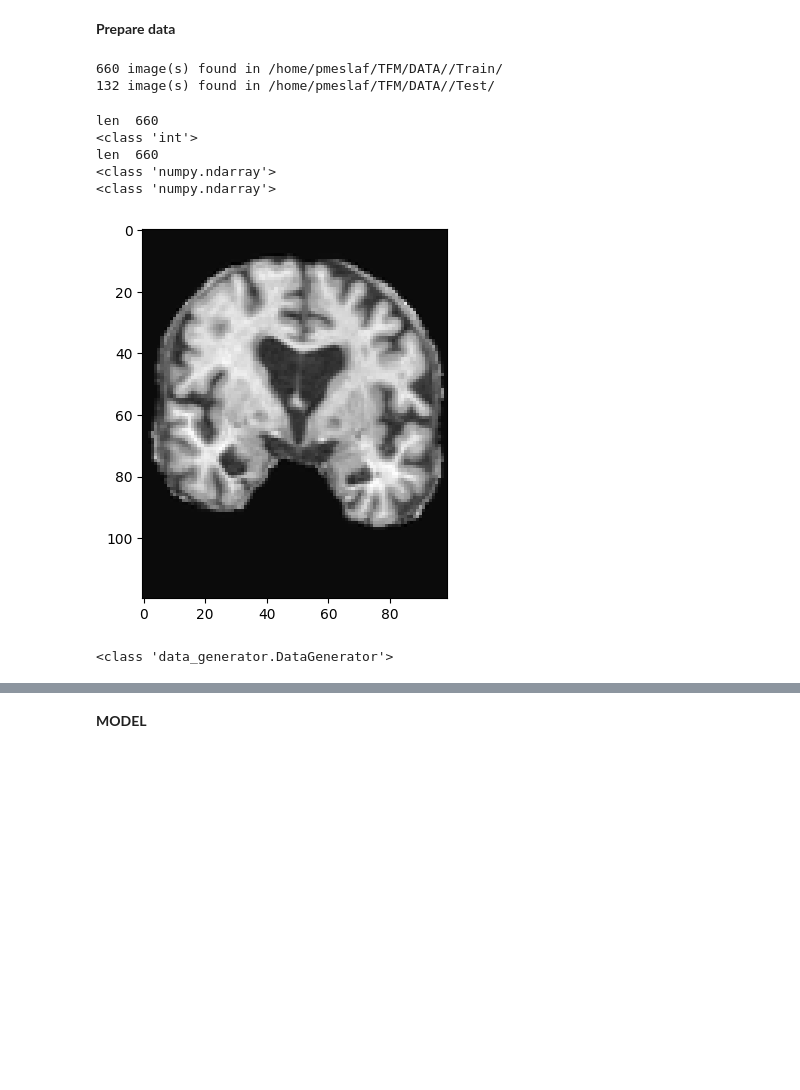
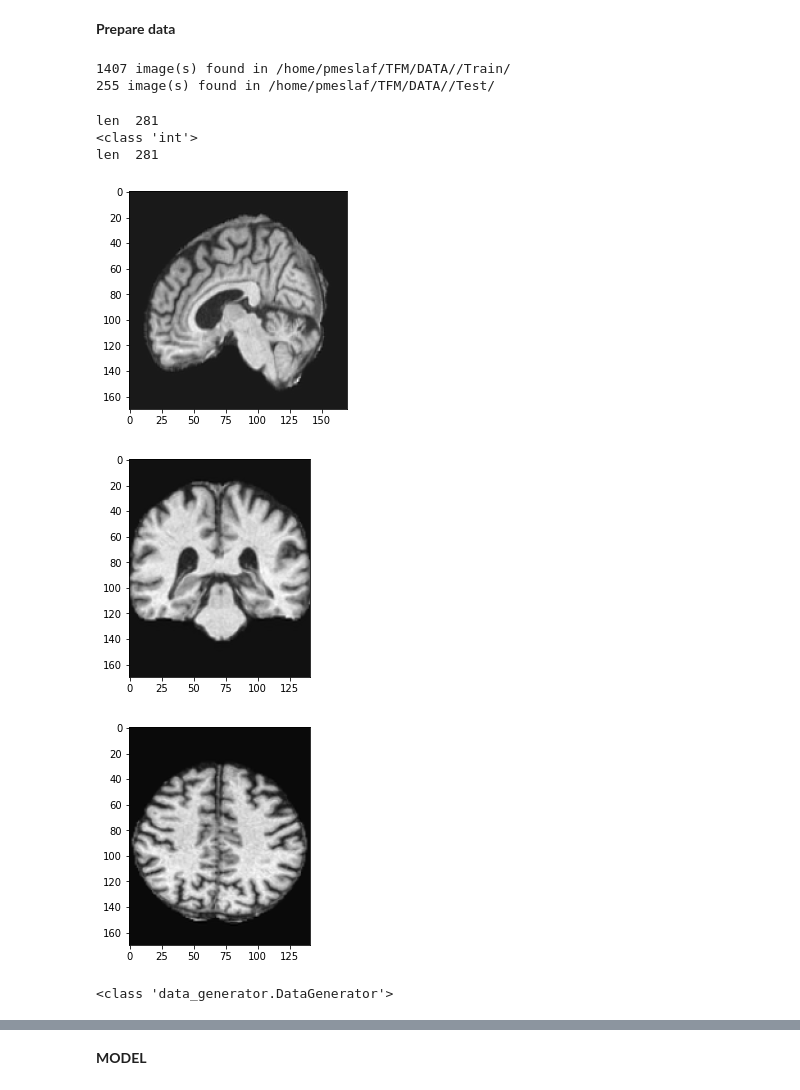
Before and after one commit to PabloMesas/TFM, a Jupyter notebook: convolutional_1.ipynb, the cells around one changed output, grey strips where cells are left out. Drawn from its saved outputs; the diff is of its cells as text; code cells hidden in the pictures; blank space fills up the shorter version.

Commit message:
New Data augmentation and threads for img loading

```diff
--- a/convolutional_1.ipynb
+++ b/convolutional_1.ipynb
@@ -57,11 +57,11 @@ project_dir = "/home/pmeslaf/TFM/DATA/"
 # config = tf.config.experimental.set_memory_growth(physical_devices[0], True)
 # config = tf.config.experimental.set_memory_growth(physical_devices[1], True)
 # %%
-batch_size = 1
+batch_size = 5
 epochs = 100
 # frozen_epochs = 100
 num_classes = 3
-shape=120
+shape=170
 images_shape = (shape,shape,int(shape*0.83))
 n_channels = 1
 # %% [markdown]
@@ -86,24 +86,28 @@ test_generator = DataGenerator(data_path=project_dir + '/Test/',
                                    num_classes=num_classes,
                                    shuffle=False)
 # %% [output]
-660 image(s) found in /home/pmeslaf/TFM/DATA//Train/
-132 image(s) found in /home/pmeslaf/TFM/DATA//Test/
+1407 image(s) found in /home/pmeslaf/TFM/DATA//Train/
+255 image(s) found in /home/pmeslaf/TFM/DATA//Test/
 # %%
 print('len ', str(training_generator.__len__()))
 print(type(training_generator.__len__()))
 print('len ', str(len(training_generator)))
 # X, y = training_generator.__getitem__(1)
 X, y = training_generator[1]
 # print(X[0,0,:,:,0])
-plt.imshow(X[0,:,:,50, 0], cmap='gray' )
+plt.imshow(X[0,:,:,65, 0], cmap='gray' )
+plt.show()
+plt.imshow(X[0,:,100,:, 0], cmap='gray' )
+plt.show()
+plt.imshow(X[0,60,:,:, 0], cmap='gray' )
 plt.show()
 
 print(type(training_generator))
 # %% [output]
-len  660
+len  281
 <class 'int'>
-len  660
-<class 'numpy.ndarray'>
-<class 'numpy.ndarray'>
+len  281
-[figure, old version]
+[figure, new version]
+[figure, added]
+[figure, added]
 <class 'data_generator.DataGenerator'>
```
Also changed, not shown: parts of 1 cell of this notebook, 2 other files.
